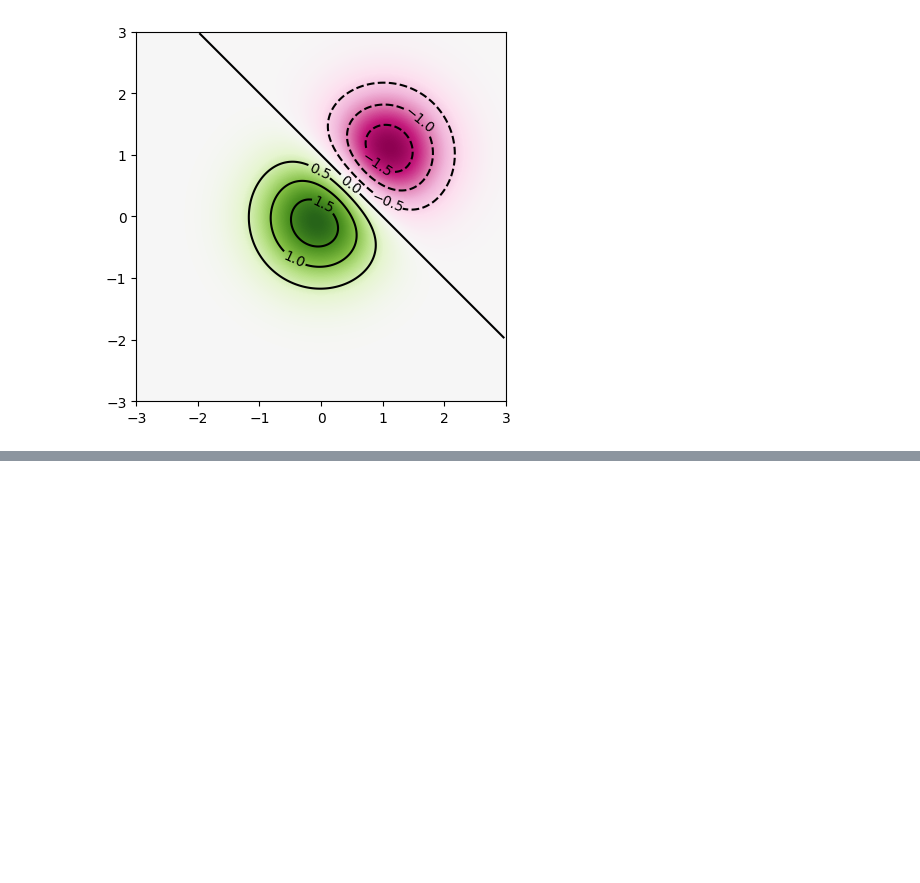
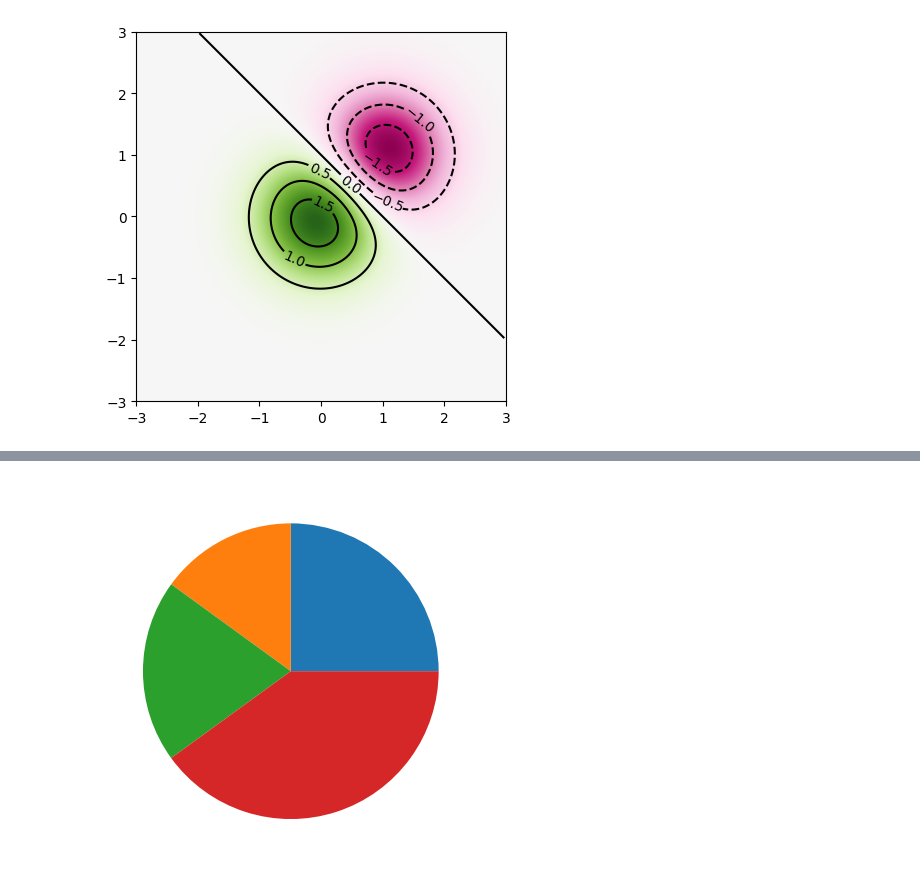
Before and after one commit to olabanjialadejana/data-science-guide, a Jupyter notebook: matplotlib.ipynb, the cells around one changed output, grey strips where cells are left out. Cells and saved outputs as stored; diff of their text form; code cells hidden in the pictures; blank space fills up the shorter version.

```diff
--- a/matplotlib.ipynb
+++ b/matplotlib.ipynb
@@ -449,0 +488,5 @@ ax.clabel(c);
+# %%
+x = np.array([25, 15, 20, 40])
+plt.pie(x);
+# %% [output]
+[figure, added]
```
Also changed, not shown: parts of 60 cells of this notebook.
